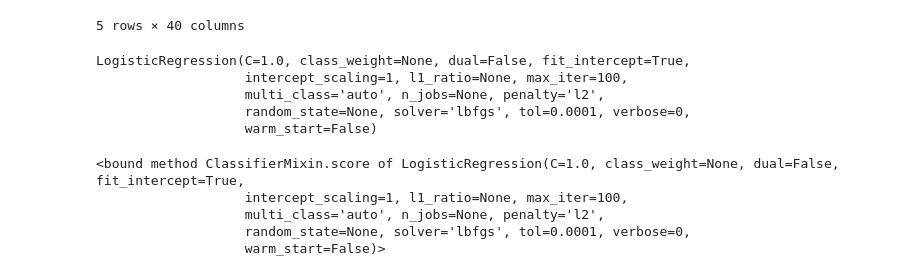
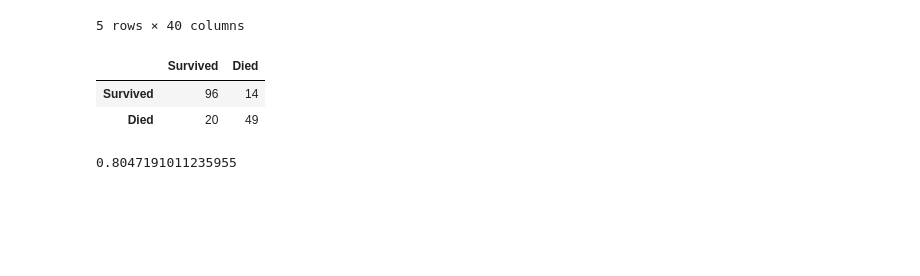
Before and after one commit to harishbommakanti/learningML, a Jupyter notebook: kaggle-stuff/Titanic.ipynb, the cells around one changed output. Saved outputs shown, nothing was run; the diff lists cells and outputs as text; code cells hidden in the pictures; blank space fills up the shorter version.

Commit message:
used the correct train, testing splits and used sklearn.cv to cross validate the data to get a score of 80%

```diff
--- a/kaggle-stuff/Titanic.ipynb
+++ b/kaggle-stuff/Titanic.ipynb
@@ -99,19 +102,35 @@ columns = ['Pclass_1','Pclass_2','Pclass_3','Sex_male','Sex_female',
        'Age_categories_Young Adult', 'Age_categories_Adult',
        'Age_categories_Senior']
 
-clf = LogisticRegression()
-clf.fit(train[columns],train["Survived"])
+holdout = test
+all_X = train[columns]
+all_Y = train['Survived']
+X_train,X_test,Y_train,Y_test = train_test_split(all_X,all_Y,test_size=.2,random_state=0)
-# %% [output]
-LogisticRegression(C=1.0, class_weight=None, dual=False, fit_intercept=True,
-                   intercept_scaling=1, l1_ratio=None, max_iter=100,
-                   multi_class='auto', n_jobs=None, penalty='l2',
-                   random_state=None, solver='lbfgs', tol=0.0001, verbose=0,
-                   warm_start=False)
-# %%
-clf.predict()
-# %% [output]
-<bound method ClassifierMixin.score of LogisticRegression(C=1.0, class_weight=None, dual=False, fit_intercept=True,
-                   intercept_scaling=1, l1_ratio=None, max_iter=100,
-                   multi_class='auto', n_jobs=None, penalty='l2',
-                   random_state=None, solver='lbfgs', tol=0.0001, verbose=0,
-                   warm_start=False)>
+# %%
+#put together the model and make predictions
+clf = LogisticRegression()
+clf.fit(X_train,Y_train)
+predictions = clf.predict(X_test)
+# %%
+#see the accuracy
+accuracy = accuracy_score(Y_test,predictions)
+accuracy
+
+#show the confusion matrix
+matrix = confusion_matrix(Y_test,predictions)
+pd.DataFrame(matrix,columns=['Survived','Died'], index=[['Survived','Died']])
+# %% [output]
+|  | Survived | Died |
+| Survived | 96 | 14 |
+| Died | 20 | 49 |
+# %%
+#good chance that our model overfits, want to use cross validation
+#to test the model on different splits of the data
+#ANDREW NG: split data into lots of different slices, train on those
+
+#common form is k-fold cross validation
+new_classifier = LogisticRegression() #new classifier to erase the X_test and stuff, want it to not overfit and do that
+scores = cross_val_score(new_classifier,all_X,all_Y,cv=10) #gives 10 different scores
+np.mean(scores)
+# %% [output]
+0.8047191011235955
```
Also changed, not shown: parts of 1 cell of this notebook.
